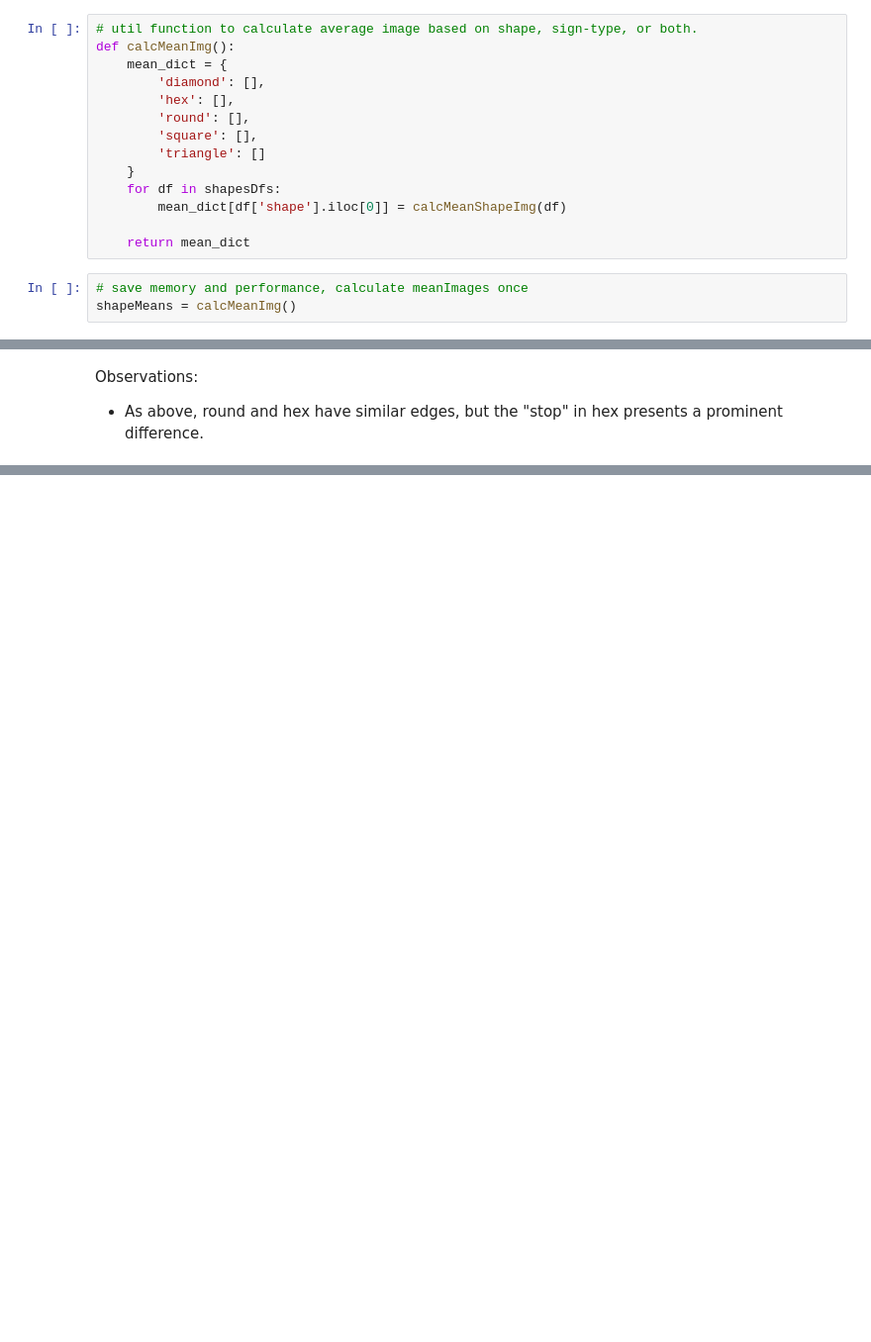
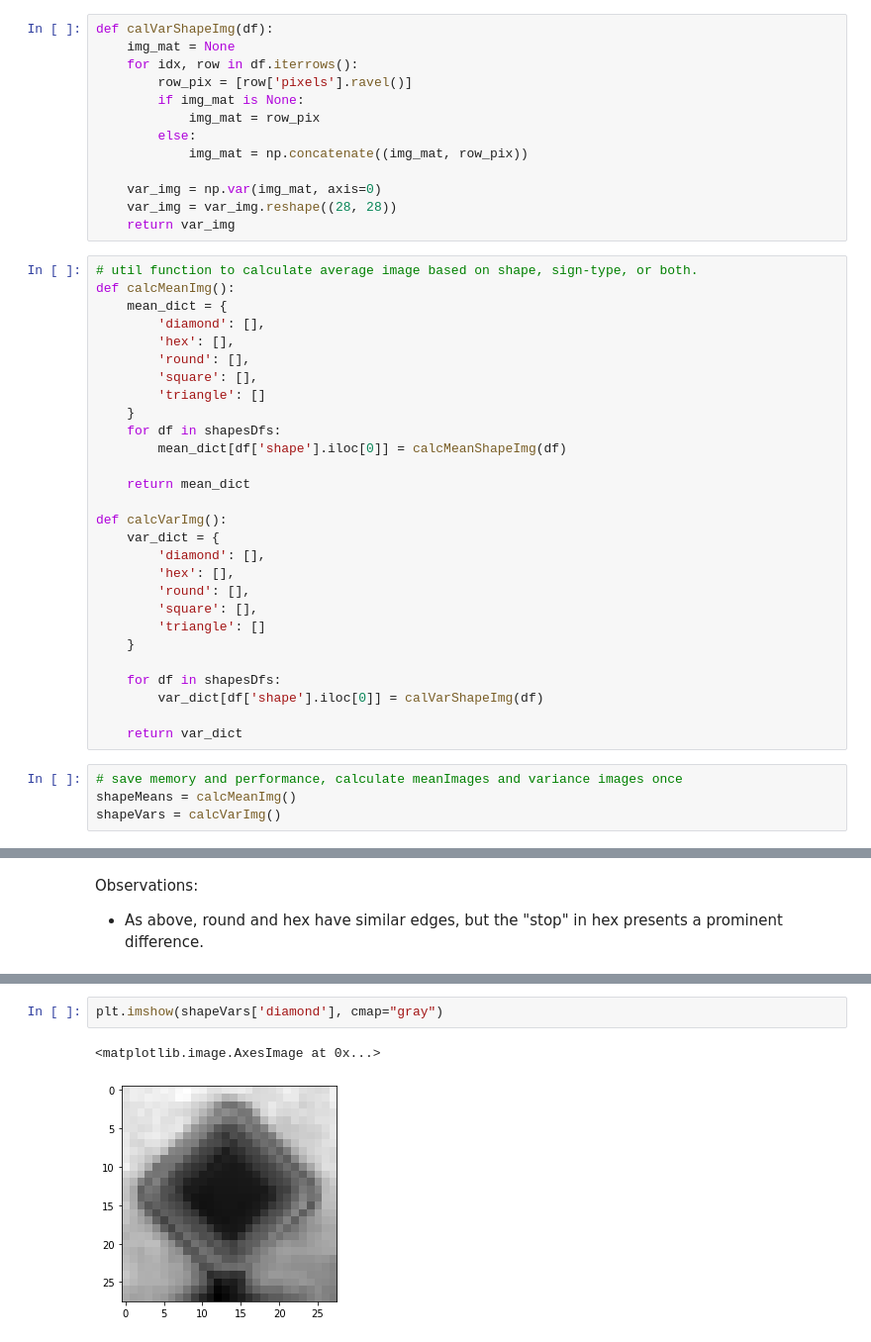
Before and after one commit to ItsThatBlackKid/trafficsignsML, a Jupyter notebook: trafficsigns.ipynb, the cells around one changed output, grey strips where cells are left out. Shown at 99% size. Cells and saved outputs as stored; diff of their text form; blank space fills up the shorter version.

Commit message:
added additional methods to calculate variance

```diff
--- a/trafficsigns.ipynb
+++ b/trafficsigns.ipynb
@@ -319,6 +319,19 @@ array([[103.95744681, 103.5212766 , 104.24113475, 103.26595745,
          72.41134752,  75.20921986,  78.39007092,  80.19148936,
          79.65248227,  82.54255319,  83.85460993,  84.0177305 ,
          84.64539007,  82.96808511,  79.67375887,  77.37943262]])
+# %%
+def calVarShapeImg(df):
+    img_mat = None
+    for idx, row in df.iterrows():
+        row_pix = [row['pixels'].ravel()]
+        if img_mat is None:
+            img_mat = row_pix
+        else:
+            img_mat = np.concatenate((img_mat, row_pix))
+
+    var_img = np.var(img_mat, axis=0)
+    var_img = var_img.reshape((28, 28))
+    return var_img
 # %%
 # util function to calculate average image based on shape, sign-type, or both.
 def calcMeanImg():
@@ -333,9 +346,24 @@ def calcMeanImg():
         mean_dict[df['shape'].iloc[0]] = calcMeanShapeImg(df)
 
     return mean_dict
+
+def calcVarImg():
+    var_dict = {
+        'diamond': [],
+        'hex': [],
+        'round': [],
+        'square': [],
+        'triangle': []
+    }
+
+    for df in shapesDfs:
+        var_dict[df['shape'].iloc[0]] = calVarShapeImg(df)
+
+    return var_dict
 # %%
-# save memory and performance, calculate meanImages once
+# save memory and performance, calculate meanImages and variance images once
 shapeMeans = calcMeanImg()
+shapeVars = calcVarImg()
 # %%
 def displayShapeMeans():
     fig, axes = plt.subplots(3, 2, figsize=(14, 14))
@@ -391,0 +422,5 @@ Observations:
+# %%
+plt.imshow(shapeVars['diamond'], cmap="gray")
+# %% [output]
+<matplotlib.image.AxesImage at 0x...>
+[figure, added]
```
Also changed, not shown: parts of 1 cell of this notebook.
